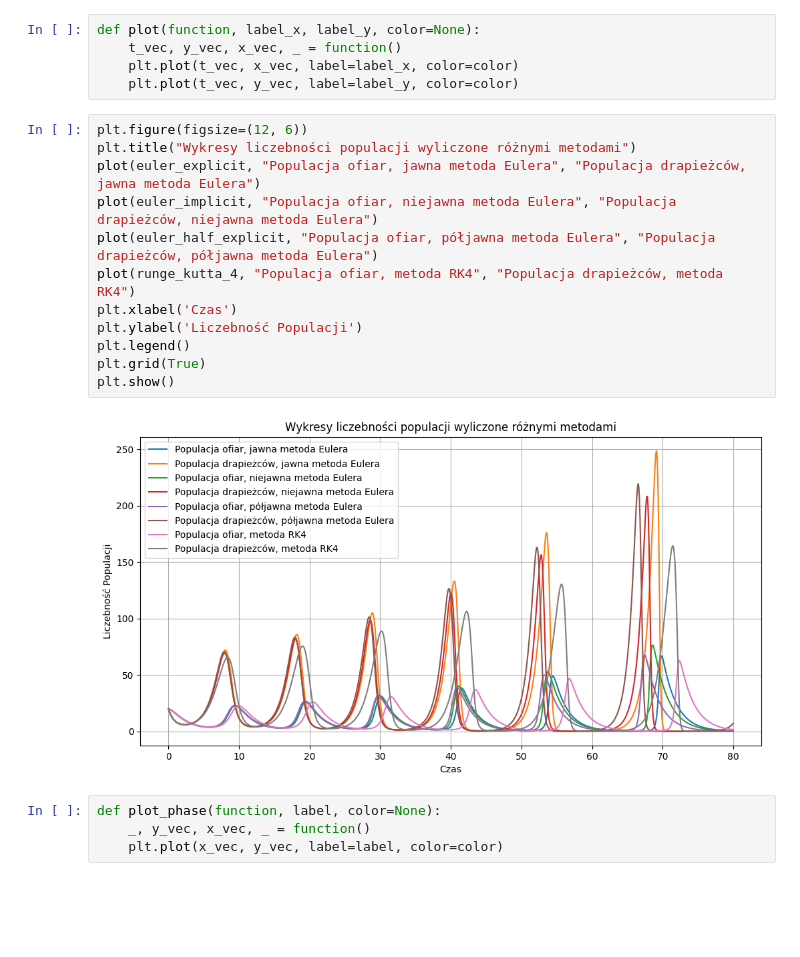
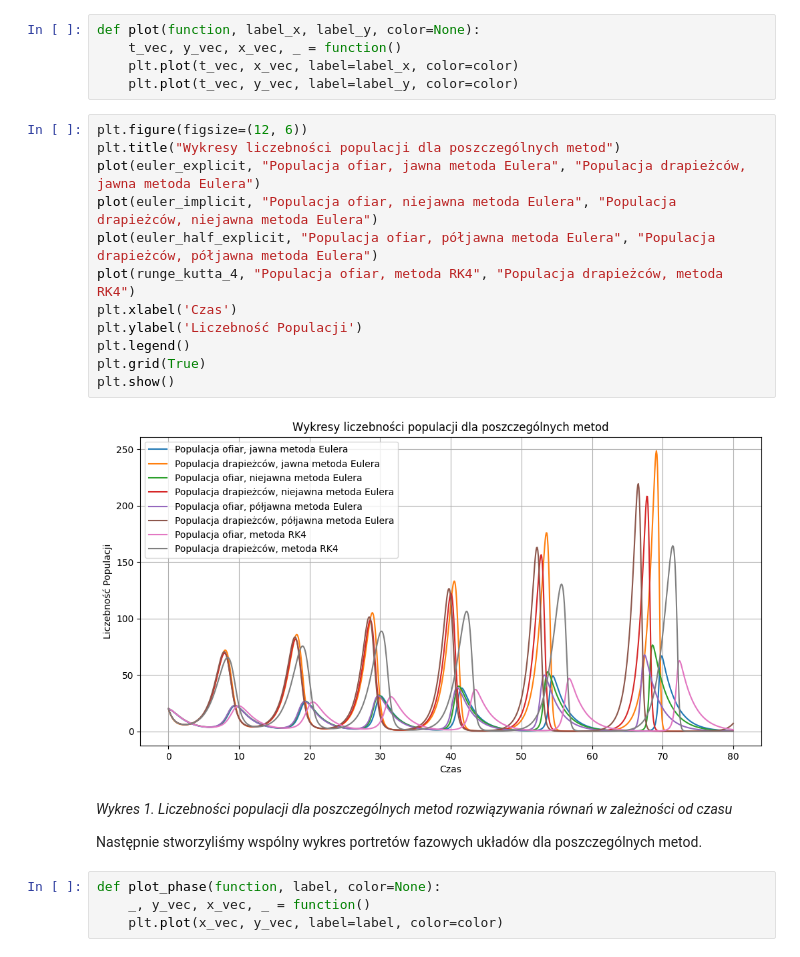
Before and after one commit to lythx/MOWNIT, a Jupyter notebook: lab10/merge.ipynb, the cells around one changed output. Cells and saved outputs as stored; diff of their text form; blank space fills up the shorter version.

```diff
--- a/lab10/merge.ipynb
+++ b/lab10/merge.ipynb
@@ -85,18 +105,23 @@ def plot(function, label_x, label_y, color=None):
     plt.plot(t_vec, y_vec, label=label_y, color=color)
 # %%
 plt.figure(figsize=(12, 6))
-plt.title("Wykresy liczebności populacji wyliczone różnymi metodami")
+plt.title("Wykresy liczebności populacji dla poszczególnych metod")
 plot(euler_explicit, "Populacja ofiar, jawna metoda Eulera", "Populacja drapieżców, jawna metoda Eulera")
 plot(euler_implicit, "Populacja ofiar, niejawna metoda Eulera", "Populacja drapieżców, niejawna metoda Eulera")
 plot(euler_half_explicit, "Populacja ofiar, półjawna metoda Eulera", "Populacja drapieżców, półjawna metoda Eulera")
 plot(runge_kutta_4, "Populacja ofiar, metoda RK4", "Populacja drapieżców, metoda RK4")
 plt.xlabel('Czas')
 plt.ylabel('Liczebność Populacji')
 plt.legend()
 plt.grid(True)
 plt.show()
 # %% [output]
-[figure, old version]
+[figure, new version]
+# %% [markdown]
+*Wykres 1. Liczebności populacji dla poszczególnych metod rozwiązywania równań w zależności od czasu*
+
+
+Następnie stworzyliśmy wspólny wykres portretów fazowych układów dla poszczególnych metod.
 # %%
 def plot_phase(function, label, color=None):
     _, y_vec, x_vec, _ = function()
```
Also changed, not shown: parts of 9 cells of this notebook.
